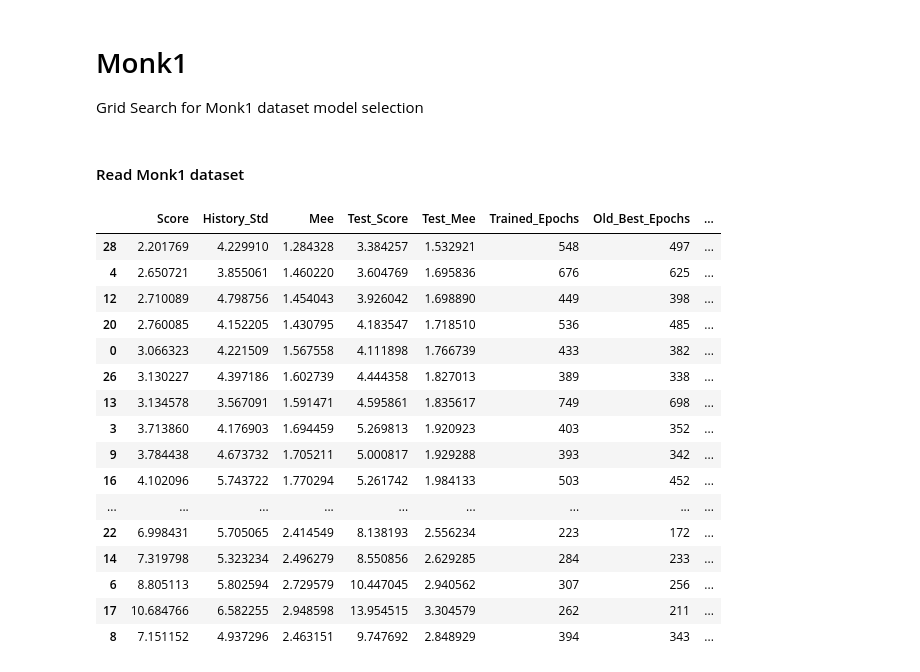
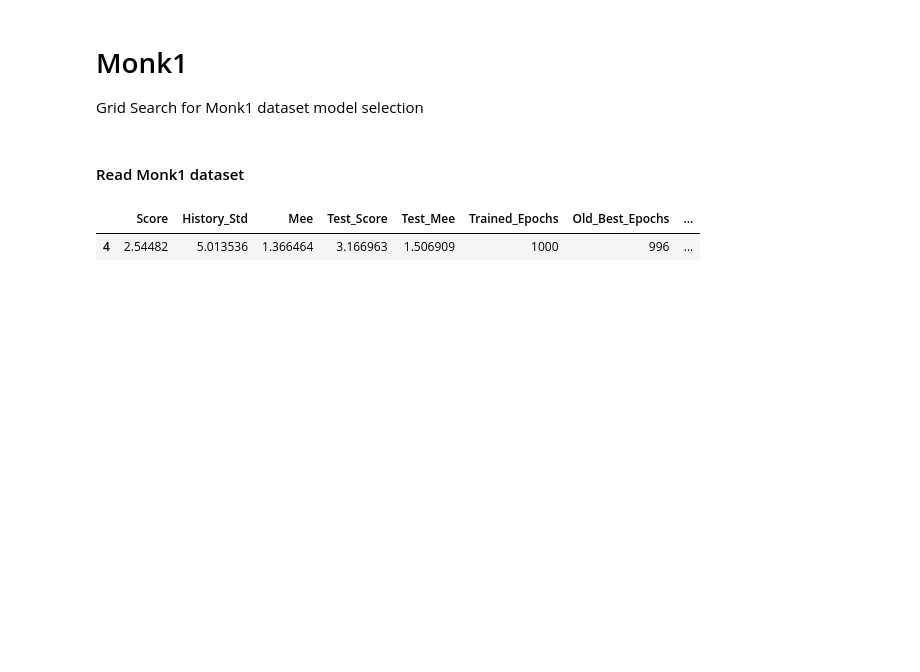
Before and after one commit to exclusiveAI/MLProject, a Jupyter notebook: Notebooks/MLCup.ipynb, the cells around one changed output. Cells and saved outputs as stored; diff of their text form; code cells hidden in the pictures; blank space fills up the shorter version.

```diff
--- a/Notebooks/MLCup.ipynb
+++ b/Notebooks/MLCup.ipynb
@@ -97,13 +80,19 @@ else:
         configs = [data['0'] for data in json.load(f).values()]
 # %%
 my_configs = []
+for config in configs[1]:
+    config['callbacks'] = ['earlystopping_1e-2_50_False_True']
 # ea = EarlyStoppingCallback(restore_weights=True)
 if __name__ == '__main__':
     # for config in configs[1]:
     #     config['callbacks'] = [ea]
     my_configs.append(
-        hold_out(configs[1], training=training_data, training_target=training_labels, epochs=epochs, return_models_history=True,
-                          batch_size=200, num_models=50, number_of_initializations=2, regression=True,
+        # hold_out(configs[1], training=training_data, training_target=training_labels, epochs=epochs, return_models_history=True,
+        #                   batch_size=250, num_models=100, number_of_initializations=2, regression=True,
+        #                   ))
+
+        validate(configs[1], x=training_data, y_true=training_labels, epochs=epochs, return_models_history=True,
+                          batch_size=batch_size, max_configs=100, number_of_initializations=2, n_splits=4
                           ))
 
 configs=my_configs[0]
@@ -116,7 +105,7 @@ with tqdm(total=len(my_configs)) as pbar:
         model = Composer(config=config).compose(regression=True)
         model.train(inputs=training_data, input_label=training_labels, epochs=epochs, batch_size=batch_size, name=config['model_name'], disable_line=True)
         test_val = model.evaluate(input=test_data, input_label=test_labels, metrics=['mse', 'mee'])
-        models.append((model.get_last()['mse'], np.std(np.array(model.history['mee'])), model.get_last()['mee'], test_val[0], test_val[1], model.curr_epoch, model.best_epoch, np.min(old_hist['mee']),  np.min(old_hist['val_mee']), old_hist['mee'],  old_hist['val_mee'], model.history['mse'], Composer(config=config).compose(), config, config['num_layers'], config['num_of_units'], config['model_name']))
+        models.append((model.get_last()['mse'], np.std(np.array(model.history['mee'])), model.get_last()['mee'], test_val[0], test_val[1], model.curr_epoch, model.best_epoch, np.min(old_hist['mee']),  np.min(old_hist['val_mee']), old_hist['mee'],  old_hist['val_mee'], model.history['mee'], Composer(config=config).compose(), config, config['num_layers'], config['num_of_units'], config['model_name']))
         pbar.update(1)
 
 # Convert the list of tuples to a DataFrame with one column for each element in the tuple
@@ -124,28 +113,18 @@ df = pd.DataFrame(models, columns=['Score', 'History_Std', 'Mee', 'Test_Score',
 # %%
 # Sort the DataFrame by the first element in the tuple (column 'Value')
 
 df_sorted = df.sort_values(by=['Num_Layers', 'Score', 'Test_Score', 'History_Std'])
+df_sorted = df_sorted[df_sorted['Test_Mee'] <= 1.51]
+# df_sorted = df_sorted[df_sorted['Test_Mee'] >= 1.3]
+# df_sorted = df_sorted[df_sorted['Old_History_val_Last'] <= 1.4]
 # df_sorted = df_sorted[df_sorted['History_Std'] <= 5]
+df_sorted['Old_diff'] = np.abs(df_sorted['Old_History_Last'] - df_sorted['Old_History_val_Last'])
+# df_sorted = df_sorted[df_sorted['Old_diff'] <= 0.35]
 histories = {row[0]: row[1] for row in df_sorted[['Name', 'History']].values}
 df_sorted
 # %% [output]
 |  | Score | History_Std | Mee | Test_Score | Test_Mee | Trained_Epochs | Old_Best_Epochs | ... |
-| 28 | 2.201769 | 4.229910 | 1.284328 | 3.384257 | 1.532921 | 548 | 497 | ... |
-| 4 | 2.650721 | 3.855061 | 1.460220 | 3.604769 | 1.695836 | 676 | 625 | ... |
-| 12 | 2.710089 | 4.798756 | 1.454043 | 3.926042 | 1.698890 | 449 | 398 | ... |
-| 20 | 2.760085 | 4.152205 | 1.430795 | 4.183547 | 1.718510 | 536 | 485 | ... |
-| 0 | 3.066323 | 4.221509 | 1.567558 | 4.111898 | 1.766739 | 433 | 382 | ... |
-| 26 | 3.130227 | 4.397186 | 1.602739 | 4.444358 | 1.827013 | 389 | 338 | ... |
-| 13 | 3.134578 | 3.567091 | 1.591471 | 4.595861 | 1.835617 | 749 | 698 | ... |
-| 3 | 3.713860 | 4.176903 | 1.694459 | 5.269813 | 1.920923 | 403 | 352 | ... |
-| 9 | 3.784438 | 4.673732 | 1.705211 | 5.000817 | 1.929288 | 393 | 342 | ... |
-| 16 | 4.102096 | 5.743722 | 1.770294 | 5.261742 | 1.984133 | 503 | 452 | ... |
-| ... | ... | ... | ... | ... | ... | ... | ... | ... |
-| 22 | 6.998431 | 5.705065 | 2.414549 | 8.138193 | 2.556234 | 223 | 172 | ... |
-| 14 | 7.319798 | 5.323234 | 2.496279 | 8.550856 | 2.629285 | 284 | 233 | ... |
-| 6 | 8.805113 | 5.802594 | 2.729579 | 10.447045 | 2.940562 | 307 | 256 | ... |
-| 17 | 10.684766 | 6.582255 | 2.948598 | 13.954515 | 3.304579 | 262 | 211 | ... |
-| 8 | 7.151152 | 4.937296 | 2.463151 | 9.747692 | 2.848929 | 394 | 343 | ... |
+| 4 | 2.54482 | 5.013536 | 1.366464 | 3.166963 | 1.506909 | 1000 | 996 | ... |
 # %%
 plot_history(histories)
 # plot_history({list(histories)[1]: -np.sort(-np.array(list(histories.values())[1]))})
```
Also changed, not shown: parts of 5 cells of this notebook, 42 other files.
